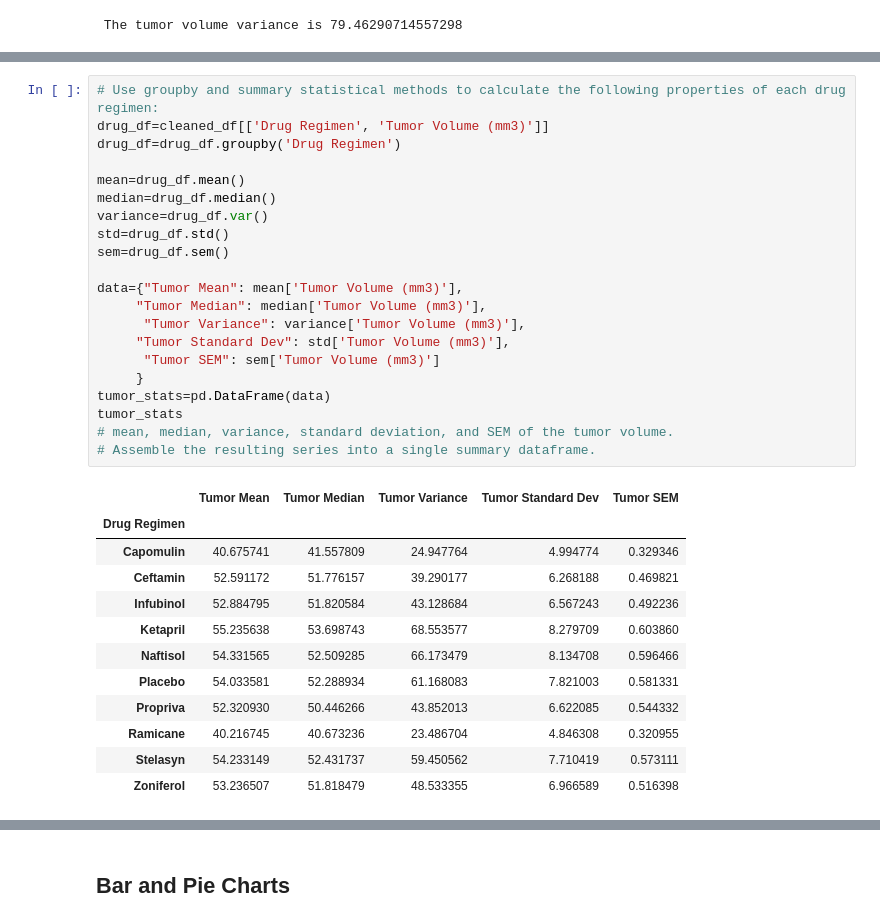
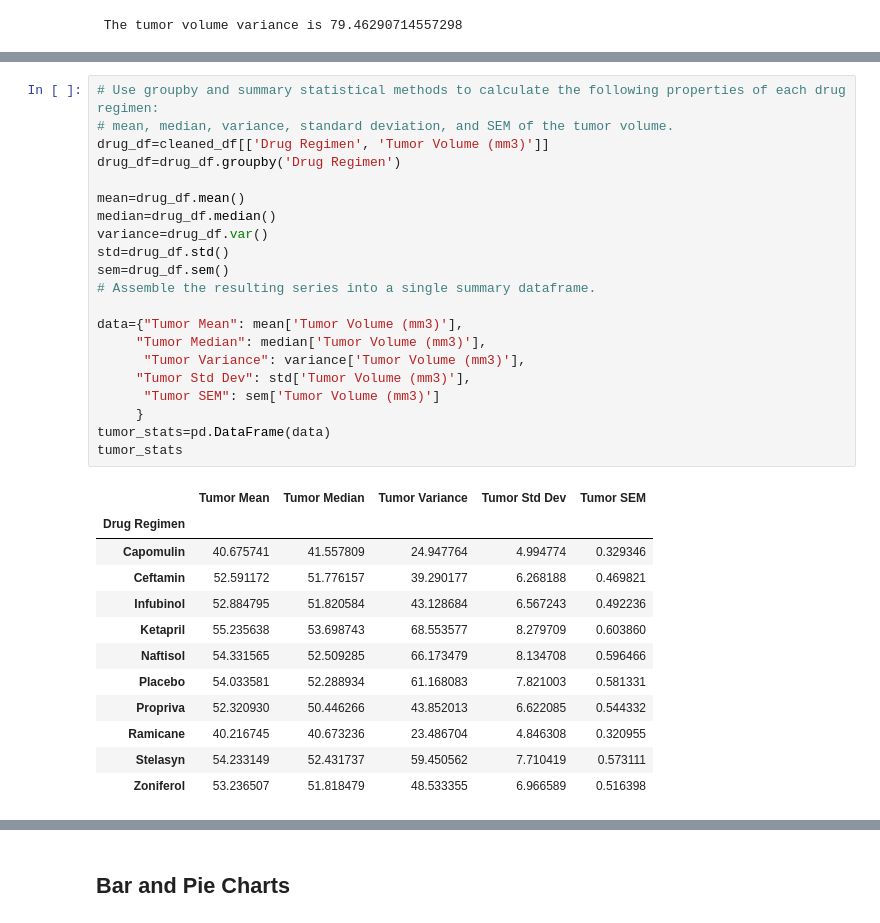
Before and after one commit to JohnMowry77/Pymaceuticals-, a Jupyter notebook: Pymaceuticals .ipynb, the cells around one changed output, grey strips where cells are left out. Saved outputs shown, nothing was run; the diff lists cells and outputs as text.

```diff
--- a/Pymaceuticals .ipynb
+++ b/Pymaceuticals .ipynb
@@ -283,26 +298,26 @@ stat_sum
 # %%
 # Use groupby and summary statistical methods to calculate the following properties of each drug regimen:
+# mean, median, variance, standard deviation, and SEM of the tumor volume.
 drug_df=cleaned_df[['Drug Regimen', 'Tumor Volume (mm3)']]
 drug_df=drug_df.groupby('Drug Regimen')
 
 mean=drug_df.mean()
 median=drug_df.median()
 variance=drug_df.var()
 std=drug_df.std()
 sem=drug_df.sem()
+# Assemble the resulting series into a single summary dataframe.
 
 data={"Tumor Mean": mean['Tumor Volume (mm3)'],
      "Tumor Median": median['Tumor Volume (mm3)'],
       "Tumor Variance": variance['Tumor Volume (mm3)'],
-     "Tumor Standard Dev": std['Tumor Volume (mm3)'],
+     "Tumor Std Dev": std['Tumor Volume (mm3)'],
       "Tumor SEM": sem['Tumor Volume (mm3)']
      }
 tumor_stats=pd.DataFrame(data)
 tumor_stats
-# mean, median, variance, standard deviation, and SEM of the tumor volume.
-# Assemble the resulting series into a single summary dataframe.
 # %% [output]
-|  | Tumor Mean | Tumor Median | Tumor Variance | Tumor Standard Dev | Tumor SEM |
+|  | Tumor Mean | Tumor Median | Tumor Variance | Tumor Std Dev | Tumor SEM |
 | Drug Regimen |  |  |  |  |  |
 | Capomulin | 40.675741 | 41.557809 | 24.947764 | 4.994774 | 0.329346 |
 | Ceftamin | 52.591172 | 51.776157 | 39.290177 | 6.268188 | 0.469821 |
```
Also changed, not shown: parts of 30 cells of this notebook.
